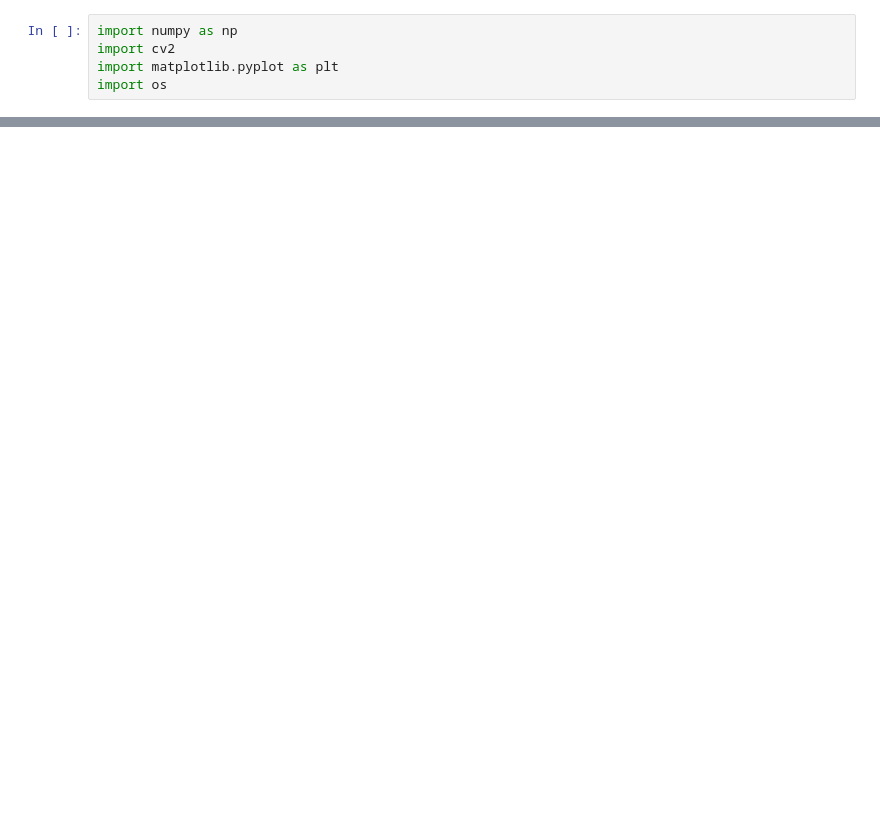
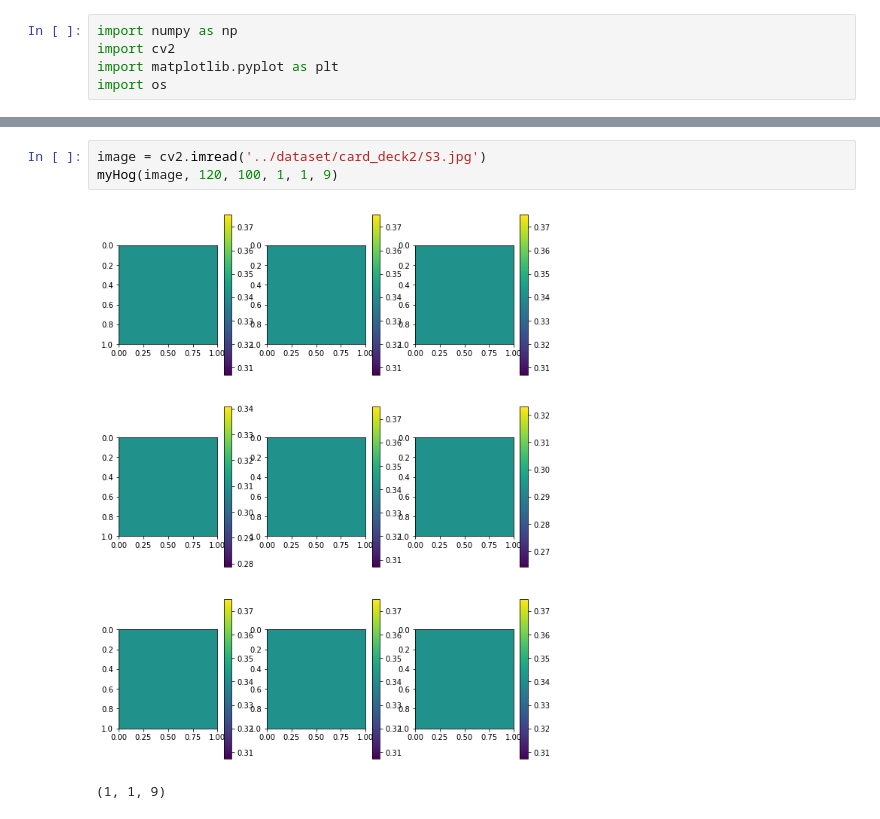
Before and after one commit to KangDoHyeong/PlayingCardsDetection, a Jupyter notebook: Doh/1205 HOG.ipynb, the cells around one changed output, grey strips where cells are left out. Cells and saved outputs as stored; diff of their text form; blank space fills up the shorter version.

```diff
--- a/Doh/1205 HOG.ipynb
+++ b/Doh/1205 HOG.ipynb
@@ -37,0 +56,6 @@ plt.imshow(cv2.cvtColor(image, cv2.COLOR_RGB2BGR))
+# %%
+image = cv2.imread('../dataset/card_deck2/S3.jpg')
+myHog(image, 120, 100, 1, 1, 9)
+# %% [output]
+[figure, added]
+(1, 1, 9)
```
Also changed, not shown: parts of 5 cells of this notebook, 11 other files.
